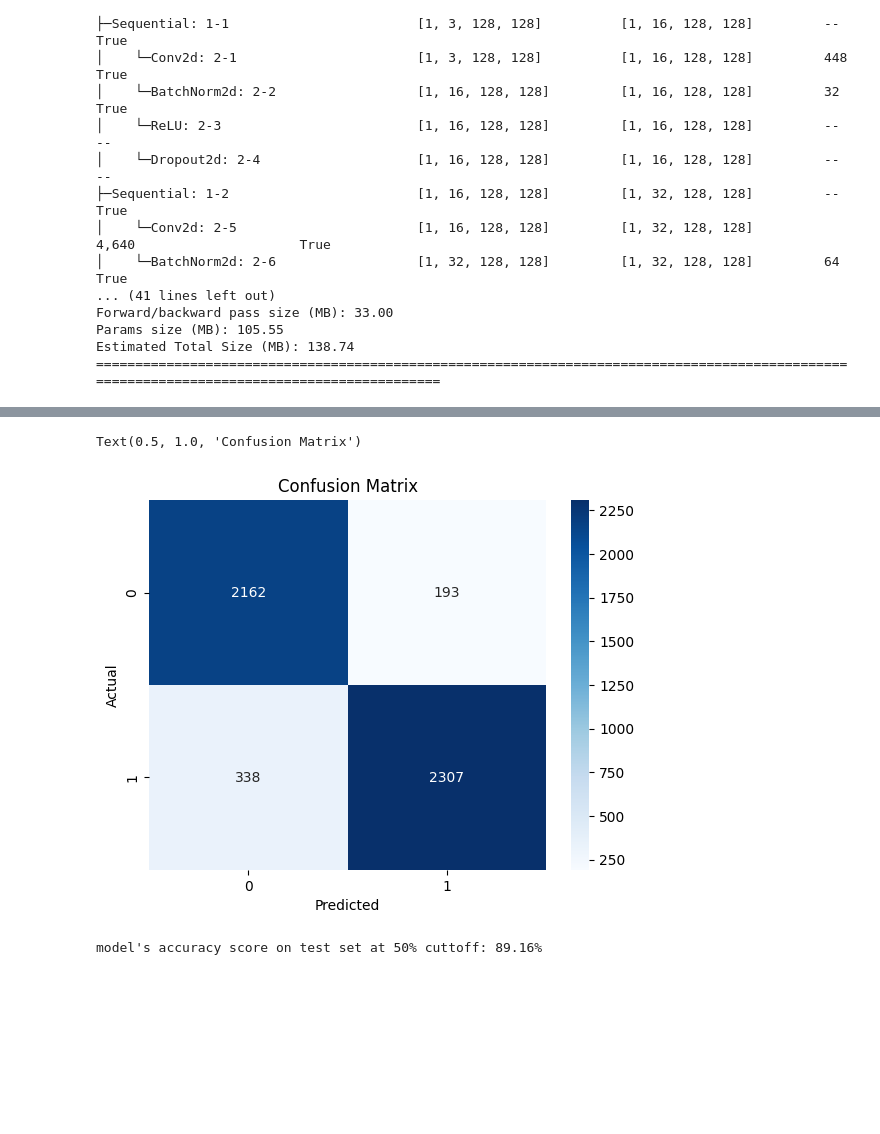
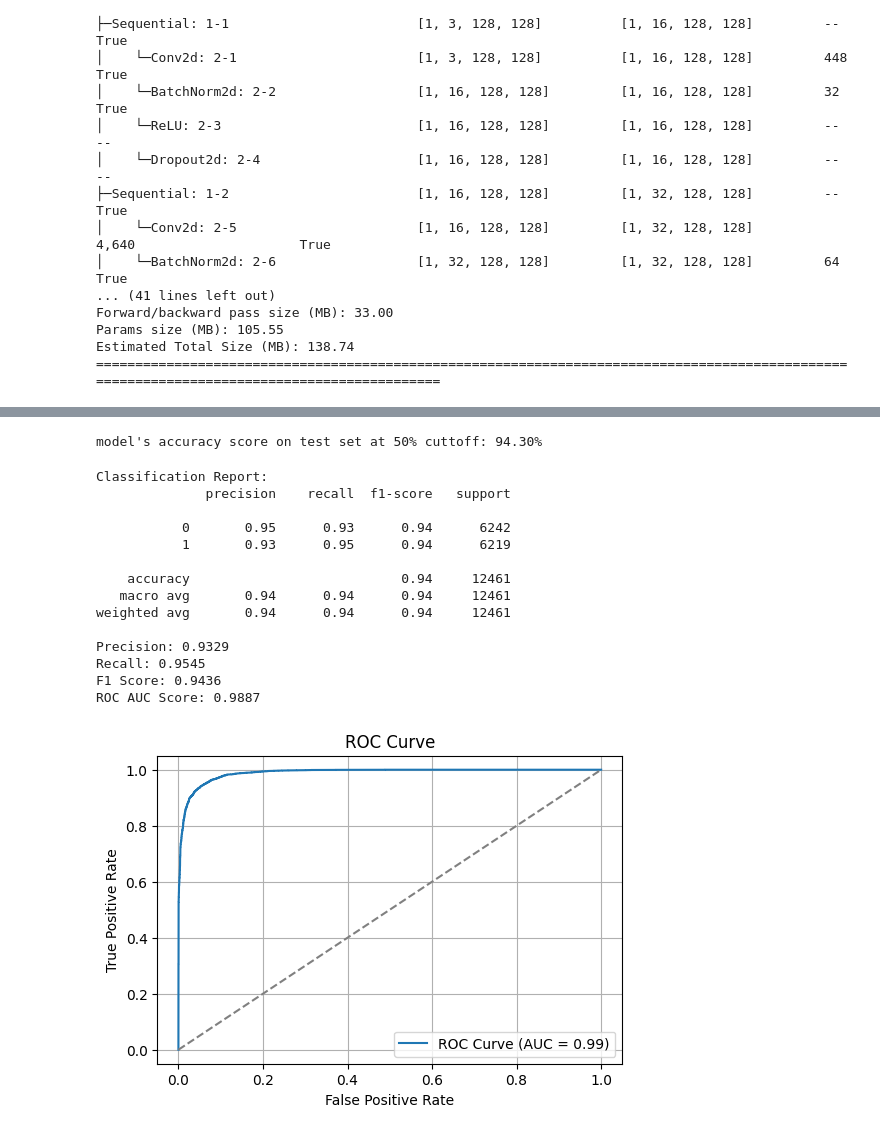
Before and after one commit to plasmatom/6.828-qemu, a Jupyter notebook: dummy-model-building.ipynb, the cells around one changed output, grey strips where cells are left out. Cells and saved outputs as stored; diff of their text form; code cells hidden in the pictures; blank space fills up the shorter version.

Commit message:
Kaggle Notebook | 01_Baseline_Model_Training_and_Evaluation | Version 5

```diff
--- a/dummy-model-building.ipynb
+++ b/dummy-model-building.ipynb
@@ -574,7 +577,7 @@ gc.collect()
 torch.cuda.empty_cache()
 torch.cuda.ipc_collect()
 # %%
-checkpoint = torch.load("checkpoint.pth", weights_only=False)
+checkpoint = torch.load("/kaggle/input/cats-vs-dogs/pytorch/default/1/checkpoint.pth", weights_only=False)
 model = checkpoint["model"]
 model.load_state_dict(checkpoint['state_dict'])
 summary(model, input_size=(1, 3, image_size, image_size), col_names=["input_size", "output_size", "num_params", "trainable"])
@@ -625,12 +628,3 @@ model's accuracy score on validation set at 50% cuttoff: 89.38000000000001%
-# %%
-cm = confusion_matrix((probs>=0.5), labels)
-sns.heatmap(cm, annot=True, fmt='d', cmap='Blues')
-plt.xlabel("Predicted")
-plt.ylabel("Actual")
-plt.title("Confusion Matrix")
-# %% [output]
-Text(0.5, 1.0, 'Confusion Matrix')
-[figure, removed]
 # %%
 probs, labels = test_network(model, test_dataloader, device=device)
 preds = (probs >= 0.5).int().cpu().numpy()
@@ -638,4 +632,41 @@ labels = labels.int().cpu().numpy()
 np.set_printoptions(suppress=True)
 print(f"model's accuracy score on test set at 50% cuttoff: {accuracy_score((probs>=0.5), labels)*100:0.2f}%")
 # %% [output]
-model's accuracy score on test set at 50% cuttoff: 89.16%
+model's accuracy score on test set at 50% cuttoff: 94.30%
+# %%
+# Additional metrics
+print("Classification Report:")
+print(classification_report(labels, preds))
+
+print(f"Precision: {precision_score(labels, preds):.4f}")
+print(f"Recall: {recall_score(labels, preds):.4f}")
+print(f"F1 Score: {f1_score(labels, preds):.4f}")
+print(f"ROC AUC Score: {roc_auc_score(labels, probs):.4f}")
+
+# ROC Curve
+fpr, tpr, thresholds = roc_curve(labels, probs)
+plt.figure(figsize=(6,4))
+plt.plot(fpr, tpr, label=f"ROC Curve (AUC = {roc_auc_score(labels, probs):.2f})")
+plt.plot([0, 1], [0, 1], linestyle='--', color='gray')
+plt.xlabel("False Positive Rate")
+plt.ylabel("True Positive Rate")
+plt.title("ROC Curve")
+plt.legend()
+plt.grid(True)
+plt.show()
+# %% [output]
+Classification Report:
+              precision    recall  f1-score   support
+
+           0       0.95      0.93      0.94      6242
+           1       0.93      0.95      0.94      6219
+
+    accuracy                           0.94     12461
+   macro avg       0.94      0.94      0.94     12461
+weighted avg       0.94      0.94      0.94     12461
+
+Precision: 0.9329
+Recall: 0.9545
+F1 Score: 0.9436
+ROC AUC Score: 0.9887
+[figure, added]
```
Also changed, not shown: parts of 6 cells of this notebook.
